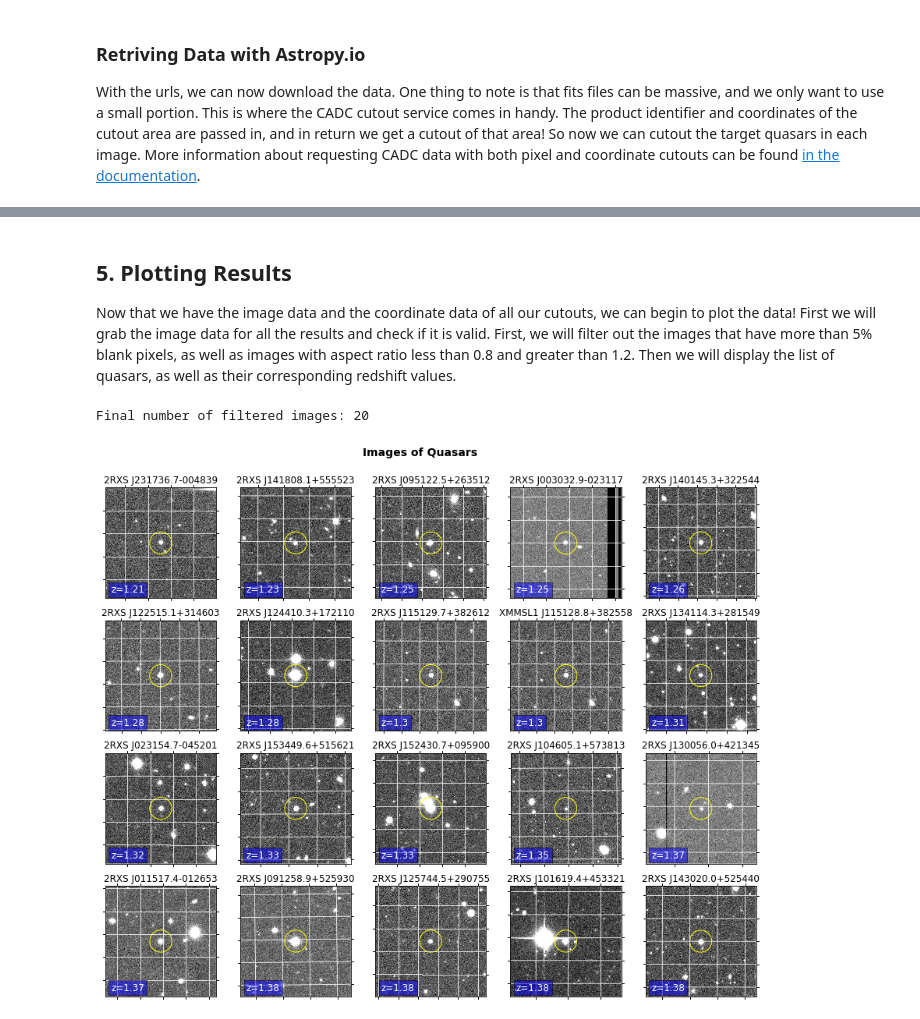
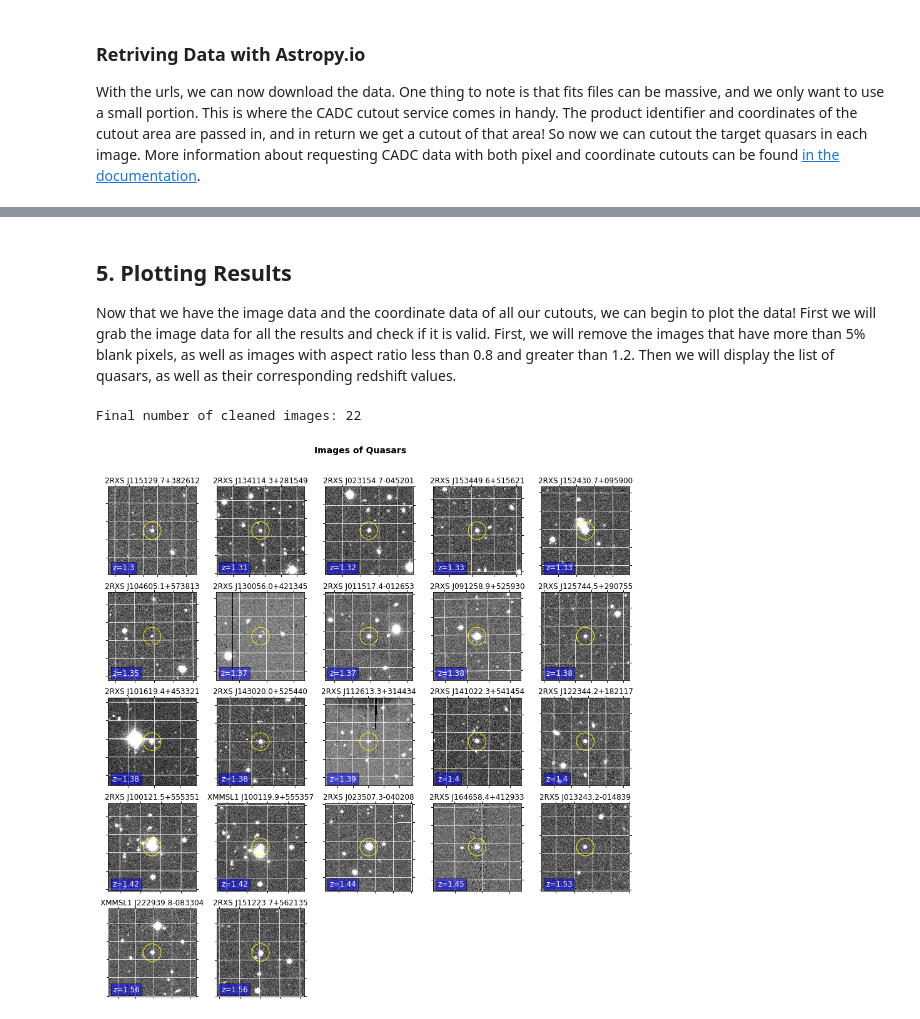
Before and after one commit to ellieb/astroquery_tutorial, a Jupyter notebook: astroquery_example_quasars.ipynb, the cells around one changed output, grey strips where cells are left out. Saved outputs shown, nothing was run; the diff lists cells and outputs as text; code cells hidden in the pictures.

Commit message:
Update quasar tutorial

```diff
--- a/astroquery_example_quasars.ipynb
+++ b/astroquery_example_quasars.ipynb
@@ -45,26 +50,30 @@ For this tutorial, we want to look at quasars within a particular redshift range
 
 We can actually query and collect the quasar catalog data in one step using the SkyServer API. There is a SQL search service which allows us to pass in an SQL query and it returns the results in the specified format. Check the [API docs](https://skyserver.sdss.org/dr14/en/help/docs/api.aspx#search) for more information about the service.
 # %%
-import urllib
 from astropy.table import Table
+from urllib.parse import urlencode
 
 # Define the query
 query = """SELECT name, DR14_PLUG_RA AS RA, DR14_PLUG_DEC AS DEC, MJD, redshift,
-CLASS_BEST, CONF_BEST, DR14_ZWARNING FROM spiders_quasar
+CLASS_BEST, CONF_BEST FROM spiders_quasar
 WHERE ( redshift > {redshift_lower} AND redshift < {redshift_upper}
-AND CLASS_BEST='QSO' AND DR14_ZWARNING=0 )""".format(redshift_lower=1.2,
+AND CLASS_BEST='QSO' AND DR14_ZWARNING=0 )""".format(redshift_lower=1.3,
                                                      redshift_upper=1.6)
 
 # Build the request
 base_url = 'http://skyserver.sdss.org/dr14/SkyServerWS/SearchTools/SqlSearch'
 parameters = {'cmd': query, 'format': 'fits'}
-url_params = urllib.parse.urlencode(parameters)
+url_params = urlencode(parameters)
 data_url = '{}?{}'.format(base_url, url_params)
 
 # Grab the data from the url and convert to a pandas dataframe
 qso_table = Table.read(data_url, format='fits')
 qso_data = qso_table.to_pandas()
 
+# Convert byte strings to regular strings
+qso_data["CLASS_BEST"] = qso_data["CLASS_BEST"].str.decode("utf-8")
+qso_data["name"] = qso_data["name"].str.decode("utf-8")
+
 print('Number of results: {}'.format(len(qso_data)))
 qso_data.head()
 # %% [output]
@@ -171,8 +191,8 @@ Table masked=True length=45
 ## 4. Fetching Data
 Now grab our data access urls, find a suitable cutout, download them, and display them. We will use the `get_data_urls` function to actually access the data.
 # %%
-urls = cadc.get_data_urls(filtered_results)
-filtered_results['url'] = urls
+urls = cadc.get_data_urls(masked_results)
+masked_results['url'] = urls
 # %% [markdown]
 ### Retriving Data with Astropy.io
 With the urls, we can now download the data. One thing to note is that fits files can be massive, and we only want to use a small portion. This is where the CADC cutout service comes in handy. The product identifier and coordinates of the cutout area are passed in, and in return we get a cutout of that area! So now we can cutout the target quasars in each image. More information about requesting CADC data with both pixel and coordinate cutouts can be found [in the documentation](http://www.cadc-ccda.hia-iha.nrc-cnrc.gc.ca/en/doc/data/).
@@ -180,6 +200,7 @@ With the urls, we can now download the data. One thing to note is that fits file
 import re
 from astropy.wcs import WCS
 from astropy.io import fits
+import warnings
 
 
 def get_cutout_image_data(url, ra, dec, radius=0.01, ext=0, verbose=False):
@@ -196,7 +217,7 @@ def get_cutout_image_data(url, ra, dec, radius=0.01, ext=0, verbose=False):
 
     base_url = 'https://www.cadc-ccda.hia-iha.nrc-cnrc.gc.ca/caom2ops/cutout'
 
-    url_params = urllib.parse.urlencode(params_dict)
+    url_params = urlencode(params_dict)
     data_url = '{}?{}'.format(base_url, url_params)
     try:
         with fits.open(data_url, ignore_missing_end=True) as hdulist:
@@ -209,10 +230,13 @@ def get_cutout_image_data(url, ra, dec, radius=0.01, ext=0, verbose=False):
         print('Error: Problem with {}'.format(data_url))
         return None
 
+# Supress fits processing warnings
+warnings.simplefilter('ignore')
+
 data_list = [{
     **get_cutout_image_data(result['url'], result['qso_ra'], result['qso_dec']),
     'qso_name': result['qso_name'],
     'qso_ra': result['qso_ra'],
     'qso_dec': result['qso_dec'],
     'qso_redshift': result['qso_redshift']
-} for result in filtered_results]
+} for result in masked_results]
@@ -237,12 +243,12 @@ WARNING: FITSFixedWarning: 'datfix' made the change 'Changed '' to '2010-05-12T1
 # %% [markdown]
 ## 5. Plotting Results
 
-Now that we have the image data and the coordinate data of all our cutouts, we can begin to plot the data! First we will grab the image data for all the results and check if it is valid. First, we will filter out the images that have more than 5% blank pixels, as well as images with aspect ratio less than 0.8 and greater than 1.2. Then we will display the list of quasars, as well as their corresponding redshift values.
+Now that we have the image data and the coordinate data of all our cutouts, we can begin to plot the data! First we will grab the image data for all the results and check if it is valid. First, we will remove the images that have more than 5% blank pixels, as well as images with aspect ratio less than 0.8 and greater than 1.2. Then we will display the list of quasars, as well as their corresponding redshift values.
 # %%
 import numpy as np
 
-def filter_image_list(data_list):
-    """Filters out the incomplete and ill-formatted images and returns the datalist,
+def clean_image_list(data_list):
+    """Cleans out the incomplete and ill-formatted images and returns the datalist,
     with a max length of ncap"""
 
     def percent_nonzero_above_99(data):
@@ -253,16 +259,16 @@ def filter_image_list(data_list):
         x, y = data['image_data'].shape
         return (x / y < 1.2 and x / y > 0.8)
 
-    # Filter the images on number of nonzero pixels and aspect ratio
-    filtered_data_list = list(filter(percent_nonzero_above_99, data_list))
-    filtered_data_list = list(filter(square_image, filtered_data_list))
-    return filtered_data_list
+    # Clean the images on number of nonzero pixels and aspect ratio
+    cleaned_data_list = list(filter(percent_nonzero_above_99, data_list))
+    cleaned_data_list = list(filter(square_image, cleaned_data_list))
+    return cleaned_data_list
 
 
-filtered_data_list = filter_image_list(data_list)[0:20] # Cap the results at 20
-print('Final number of filtered images: {}'.format(len(filtered_data_list)))
+cleaned_data_list = clean_image_list(data_list)
+print('Final number of cleaned images: {}'.format(len(cleaned_data_list)))
 # %% [output]
-Final number of filtered images: 20
+Final number of cleaned images: 22
 # %%
 %matplotlib inline
 import math
@@ -285,33 +291,33 @@ def plot_image_list(data_list, geo=None):
     fig.suptitle('Images of Quasars', fontsize=14, fontweight='bold', y=0.94)
 
     for idx, data in enumerate(data_list):
         ax = plt.subplot(geo[1], geo[0], idx + 1, projection=data['w'])
 
         # Draw yellow circle around quasar position
         ax.scatter(data['qso_ra'],
                    data['qso_dec'],
                    transform=ax.get_transform('icrs'),
                    s=800,
                    edgecolor='yellow',
                    facecolor='none')
         image_data_norm = ImageNormalize(data['image_data'],
                                          interval=ZScaleInterval(),
                                          stretch=LinearStretch())
         ax.imshow(data['image_data'], norm=image_data_norm, cmap='gray')
         ax.set_title(data['qso_name'])
         # Print redshift value
         ax.text(20, 20, 'z={:.3}'.format(data['qso_redshift']), fontsize=12, color='white',
                 bbox={'facecolor': 'blue', 'alpha': 0.5, 'pad': 3 })
         ax.coords.grid(color='white', ls='solid')
         ra, dec = ax.coords['ra'], ax.coords['dec']
         ra.set_ticklabel_visible(False)
         dec.set_ticklabel_visible(False)
         ra.set_axislabel('')
         dec.set_axislabel('')
 
 
 ncols = 5
-nrows = math.ceil(len(filtered_data_list) / ncols)
-plot_image_list(filtered_data_list, geo=(ncols, nrows))
+nrows = math.ceil(len(cleaned_data_list) / ncols)
+plot_image_list(cleaned_data_list, geo=(ncols, nrows))
 # %% [output]
-[figure, old version]
+[figure, new version]
```
Also changed, not shown: parts of 8 cells of this notebook.
